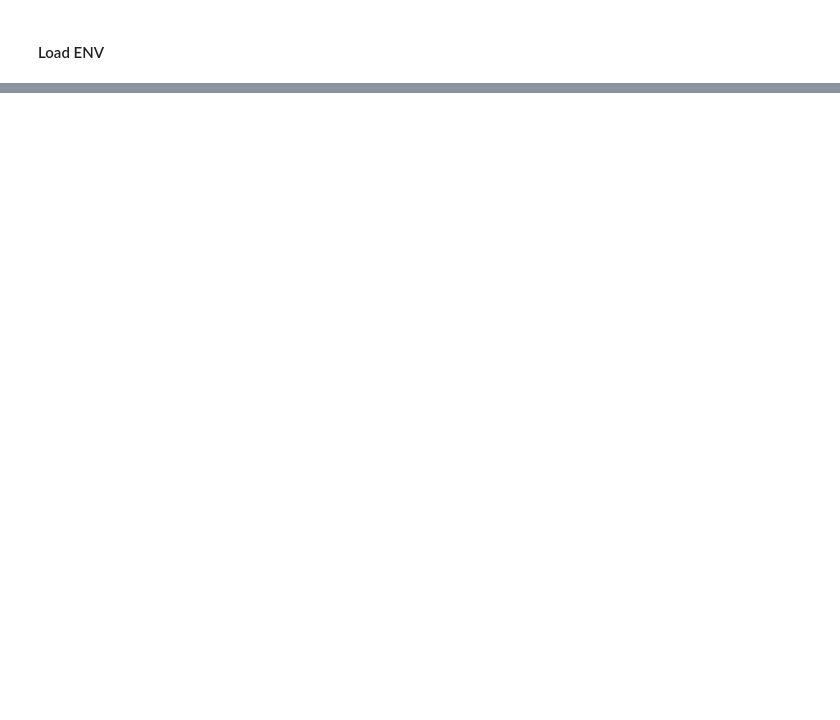
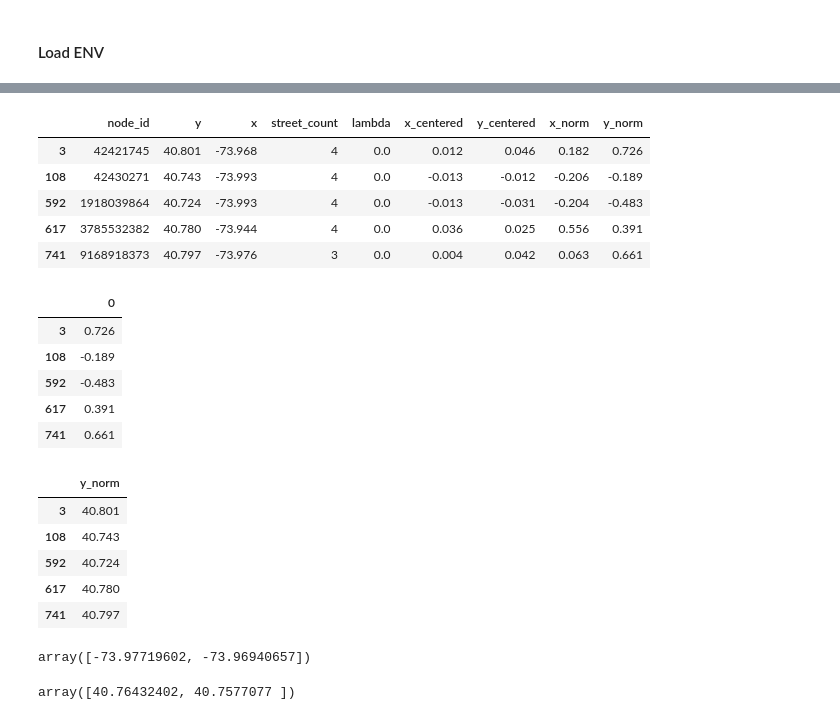
Before and after one commit to akseldkw07/Waymo-Agent, a Jupyter notebook: notebooks/scratch.ipynb, the cells around one changed output, grey strips where cells are left out. Cells and saved outputs as stored; diff of their text form; code cells hidden in the pictures; blank space fills up the shorter version.

```diff
--- a/notebooks/scratch.ipynb
+++ b/notebooks/scratch.ipynb
@@ -101,0 +80,21 @@ new_rides
+# %%
+dtt([node_df, y_norm, y_orig])
+# %% [output]
+|  | node_id | y | x | street_count | lambda | x_centered | y_centered | x_norm | y_norm |
+| 3 | 42421745 | 40.801 | -73.968 | 4 | 0.0 | 0.012 | 0.046 | 0.182 | 0.726 |
+| 108 | 42430271 | 40.743 | -73.993 | 4 | 0.0 | -0.013 | -0.012 | -0.206 | -0.189 |
+| 592 | 1918039864 | 40.724 | -73.993 | 4 | 0.0 | -0.013 | -0.031 | -0.204 | -0.483 |
+| 617 | 3785532382 | 40.780 | -73.944 | 4 | 0.0 | 0.036 | 0.025 | 0.556 | 0.391 |
+| 741 | 9168918373 | 40.797 | -73.976 | 3 | 0.0 | 0.004 | 0.042 | 0.063 | 0.661 |
+|  | 0 |
+| 3 | 0.726 |
+| 108 | -0.189 |
+| 592 | -0.483 |
+| 617 | 0.391 |
+| 741 | 0.661 |
+|  | y_norm |
+| 3 | 40.801 |
+| 108 | 40.743 |
+| 592 | 40.724 |
+| 617 | 40.780 |
+| 741 | 40.797 |
@@ -101,0 +105,8 @@ new_rides
+# %%
+lon
+# %% [output]
+array([-73.97719602, -73.96940657])
+# %%
+lat
+# %% [output]
+array([40.76432402, 40.7577077 ])
```
Also changed, not shown: parts of 25 cells of this notebook, 21 other files.
